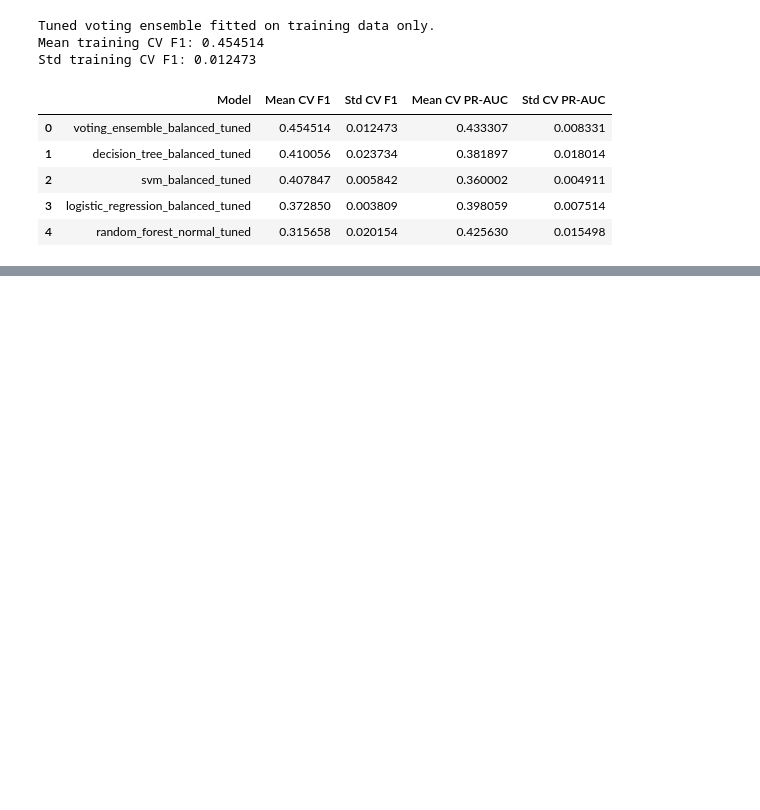
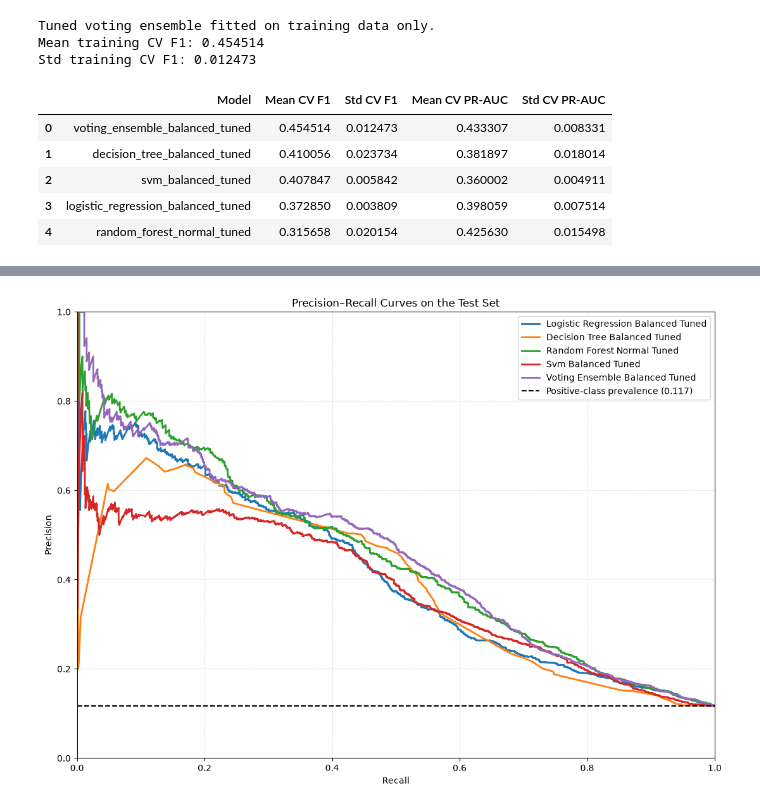
Before and after one commit to ajcoolninja/classical-ml-classification, a Jupyter notebook: notebooks/03_modeling.ipynb, the cells around one changed output, grey strips where cells are left out. Saved outputs shown, nothing was run; the diff lists cells and outputs as text; code cells hidden in the pictures; blank space fills up the shorter version.

```diff
--- a/notebooks/03_modeling.ipynb
+++ b/notebooks/03_modeling.ipynb
@@ -462,0 +627,49 @@ final_cv_comparison
+# %%
+from sklearn.metrics import precision_recall_curve
+
+test_positive_scores = {}
+precision_recall_curves = {}
+positive_class_prevalence = y_test.mean()
+
+for model_name, model in final_candidate_models.items():
+    if hasattr(model, 'predict_proba'):
+        positive_scores = model.predict_proba(X_test)[:, 1]
+    elif hasattr(model, 'decision_function'):
+        positive_scores = model.decision_function(X_test)
+    else:
+        raise AttributeError(
+            f"{model_name} has neither predict_proba nor decision_function."
+        )
+
+    test_positive_scores[model_name] = positive_scores
+    precision, recall, _ = precision_recall_curve(y_test, positive_scores)
+    precision_recall_curves[model_name] = (recall, precision)
+
+fig, ax = plt.subplots(figsize=(11, 8))
+
+for model_name, (recall, precision) in precision_recall_curves.items():
+    ax.plot(
+        recall,
+        precision,
+        linewidth=2,
+        label=model_name.replace('_', ' ').title(),
+    )
+
+ax.axhline(
+    positive_class_prevalence,
+    color='black',
+    linestyle='--',
+    linewidth=1.5,
+    label=f'Positive-class prevalence ({positive_class_prevalence:.3f})',
+)
+ax.set_title('Precision–Recall Curves on the Test Set')
+ax.set_xlabel('Recall')
+ax.set_ylabel('Precision')
+ax.set_xlim(0, 1)
+ax.set_ylim(0, 1)
+ax.grid(True, linestyle='--', alpha=0.35)
+ax.legend(loc='best')
+fig.tight_layout()
+plt.show()
+# %% [output]
+[figure, added]
```
Also changed, not shown: parts of 8 cells of this notebook, 3 other files.
